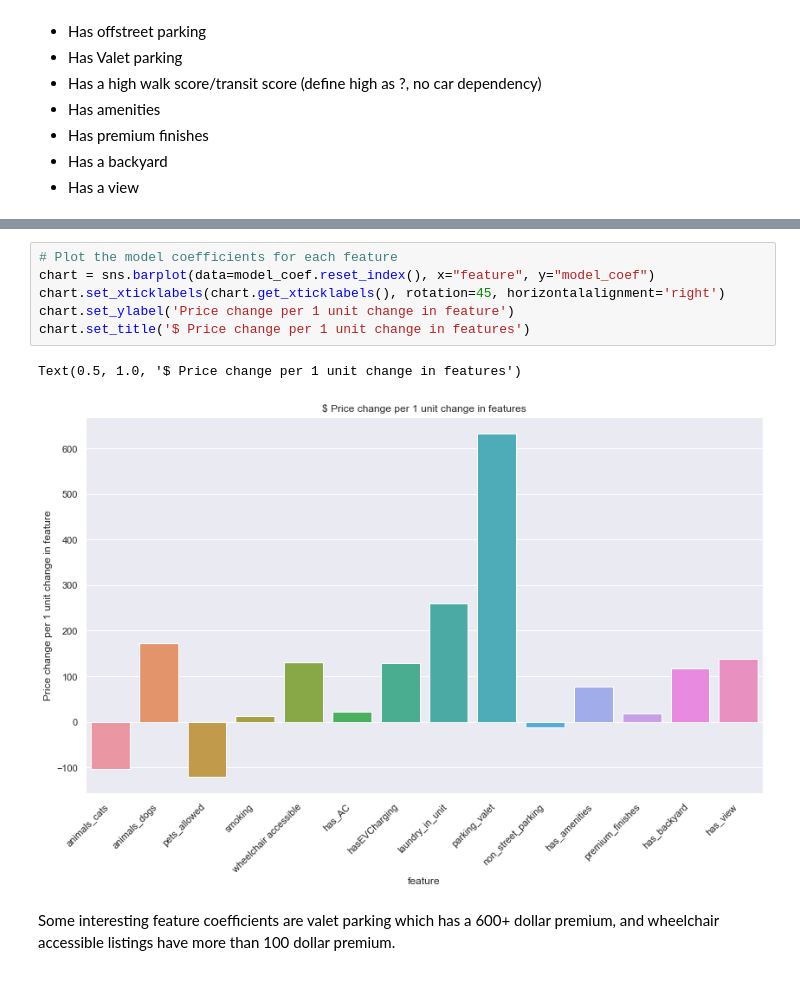
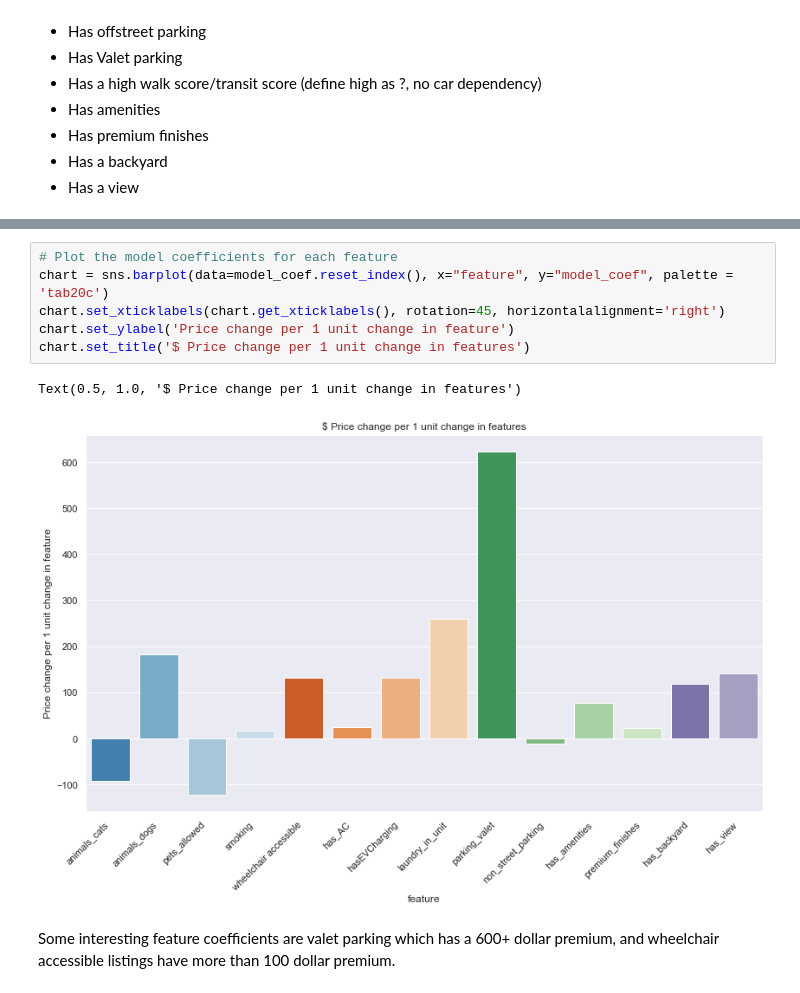
Before and after one commit to melissavhan/Craigslist-Rent-Prediction, a Jupyter notebook: notebooks/Craigslist_Preprocessing_Modeling_combined.ipynb, the cells around one changed output, grey strips where cells are left out. Cells and saved outputs as stored; diff of their text form.

Commit message:
updated graphs

```diff
--- a/notebooks/Craigslist_Preprocessing_Modeling_combined.ipynb
+++ b/notebooks/Craigslist_Preprocessing_Modeling_combined.ipynb
@@ -1133,11 +1129,11 @@ model_coef
 # %%
 # Plot the model coefficients for each feature
-chart = sns.barplot(data=model_coef.reset_index(), x="feature", y="model_coef")
+chart = sns.barplot(data=model_coef.reset_index(), x="feature", y="model_coef", palette = 'tab20c')
 chart.set_xticklabels(chart.get_xticklabels(), rotation=45, horizontalalignment='right')
 chart.set_ylabel('Price change per 1 unit change in feature')
 chart.set_title('$ Price change per 1 unit change in features')
 # %% [output]
 Text(0.5, 1.0, '$ Price change per 1 unit change in features')
-[figure, old version]
+[figure, new version]
 # %% [markdown]
 Some interesting feature coefficients are valet parking which has a 600+ dollar premium, and wheelchair accessible listings have more than 100 dollar premium.
```
Also changed, not shown: parts of 50 cells of this notebook.
